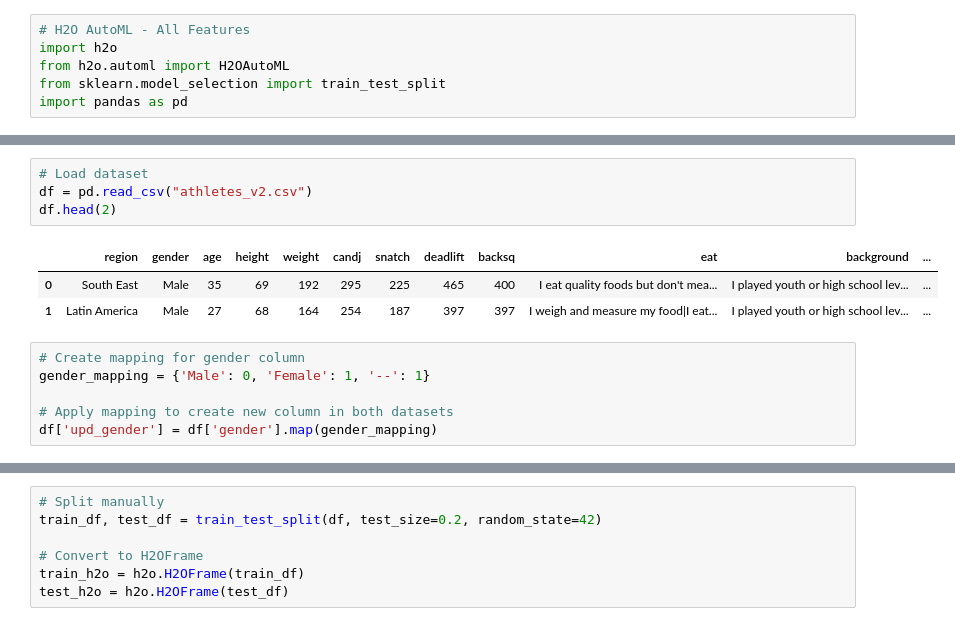
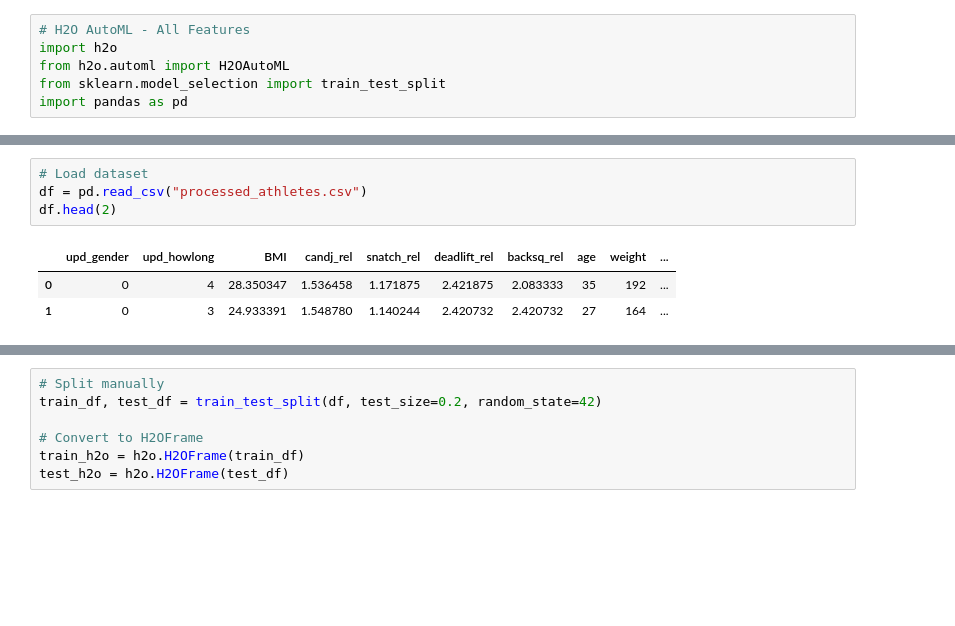
Before and after one commit to johnmelel/MLOps, a Jupyter notebook: Week 5 - Assignment 3/JM_Assignment_3_H2O.ipynb, the cells around one changed output, grey strips where cells are left out. Drawn from its saved outputs; the diff is of its cells as text; blank space fills up the shorter version.

```diff
--- a/Week 5 - Assignment 3/JM_Assignment_3_H2O.ipynb
+++ b/Week 5 - Assignment 3/JM_Assignment_3_H2O.ipynb
@@ -36,15 +36,9 @@ Please download and install the latest version from: https://h2o-release.s3.amaz
 | Python_version: | 3.12.11 final |
 # %%
 # Load dataset
-df = pd.read_csv("athletes_v2.csv")
+df = pd.read_csv("processed_athletes.csv")
 df.head(2)
 # %% [output]
-|  | region | gender | age | height | weight | candj | snatch | deadlift | backsq | eat | background | ... |
-| 0 | South East | Male | 35 | 69 | 192 | 295 | 225 | 465 | 400 | I eat quality foods but don't mea... | I played youth or high school lev... | ... |
-| 1 | Latin America | Male | 27 | 68 | 164 | 254 | 187 | 397 | 397 | I weigh and measure my food|I eat... | I played youth or high school lev... | ... |
+|  | upd_gender | upd_howlong | BMI | candj_rel | snatch_rel | deadlift_rel | backsq_rel | age | weight | ... |
+| 0 | 0 | 4 | 28.350347 | 1.536458 | 1.171875 | 2.421875 | 2.083333 | 35 | 192 | ... |
+| 1 | 0 | 3 | 24.933391 | 1.548780 | 1.140244 | 2.420732 | 2.420732 | 27 | 164 | ... |
-# %%
-# Create mapping for gender column
-gender_mapping = {'Male': 0, 'Female': 1, '--': 1}
-
-# Apply mapping to create new column in both datasets
-df['upd_gender'] = df['gender'].map(gender_mapping)
```
Also changed, not shown: parts of 10 cells of this notebook, 3 other files.
